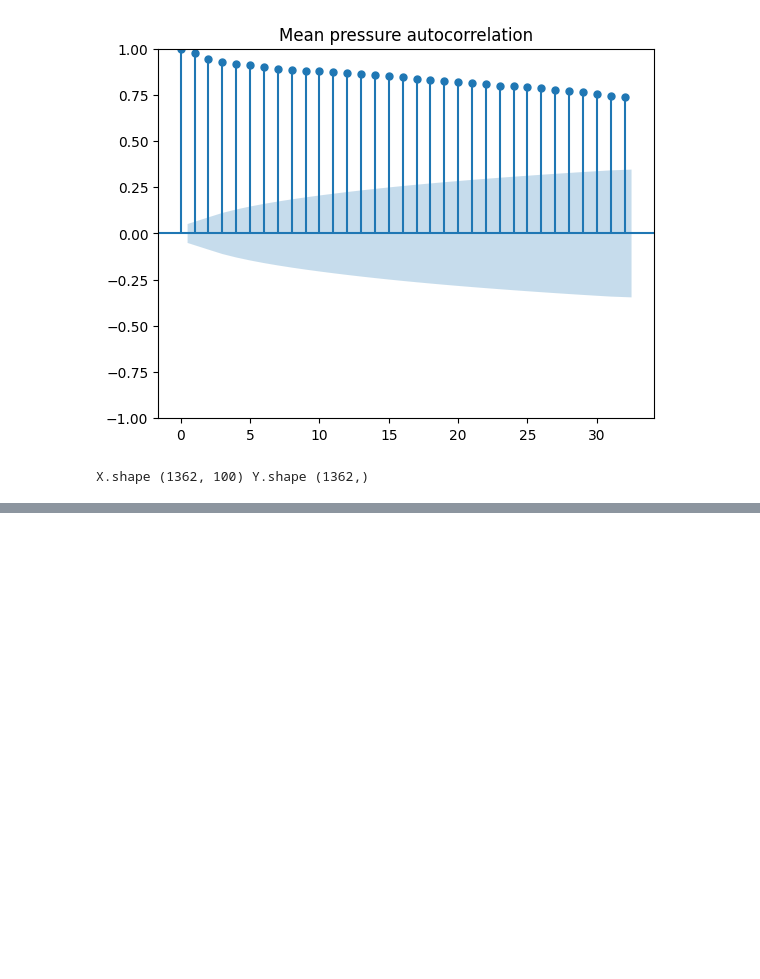
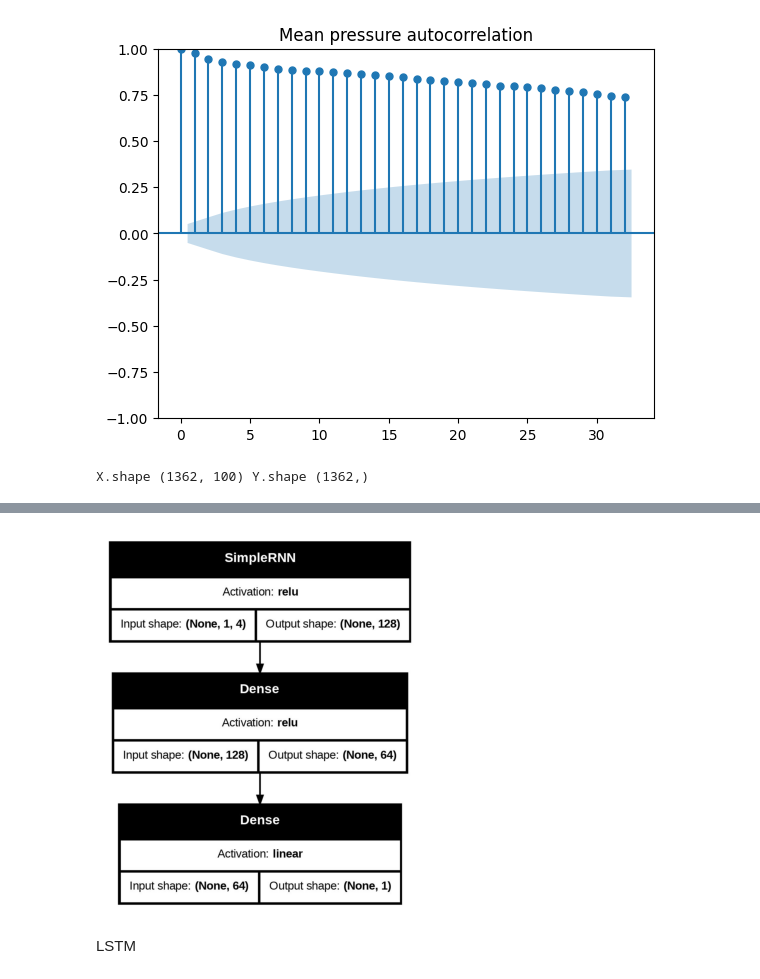
Before and after one commit to xvymaz12/ADAML2, a Jupyter notebook: ADAML2.ipynb, the cells around one changed output, grey strips where cells are left out. Drawn from its saved outputs; the diff is of its cells as text; code cells hidden in the pictures; blank space fills up the shorter version.

Commit message:
RNN, LSTM and TNN

```diff
--- a/ADAML2.ipynb
+++ b/ADAML2.ipynb
@@ -374,0 +382,12 @@ plt.show()
+# %%
+num_units = 128
+num_features = 4
+num_dense = 64
+lr = 0.001
+
+modelRNN = Sequential()
+modelRNN.add(SimpleRNN(units=num_units, input_shape=(1,num_features), activation="relu"))
+modelRNN.add(Dense(num_dense, activation="relu"))
+modelRNN.add(Dense(1))
+modelRNN.compile(loss='mean_squared_error', optimizer=RMSprop(learning_rate=lr),metrics=['mse'])
+modelRNN.summary()
@@ -374,0 +408,18 @@ plt.show()
+# %%
+RNN_img_file = '/tmp/model_1.jpg'
+
+plot_model(
+    modelRNN,
+    to_file=RNN_img_file,
+    show_shapes=True,
+    show_layer_activations=True,
+)
+
+RNN_img = plt.imread(RNN_img_file)
+plt.axis('off')
+plt.imshow(RNN_img)
+plt.show()
+# %% [output]
+[figure, added]
+# %% [markdown]
+LSTM
```
Also changed, not shown: parts of 14 cells of this notebook, 1 other file.
